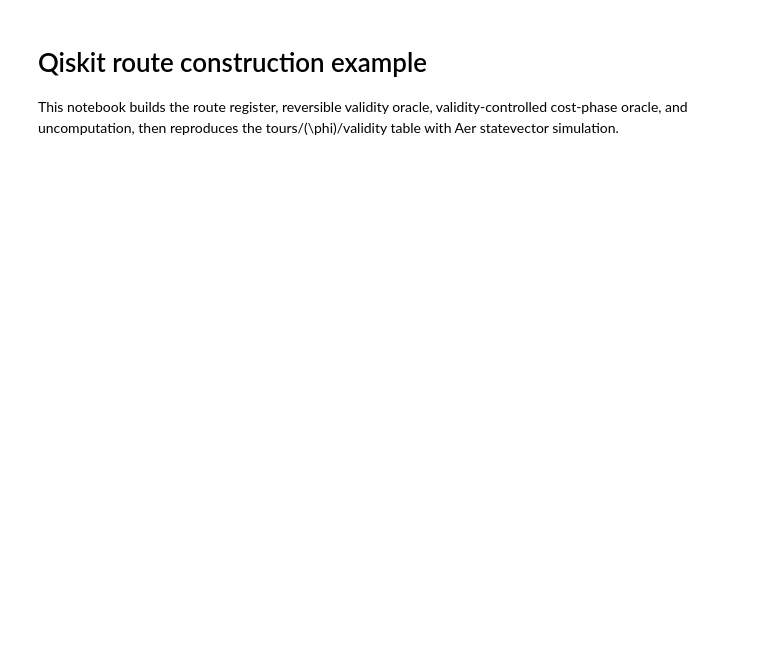
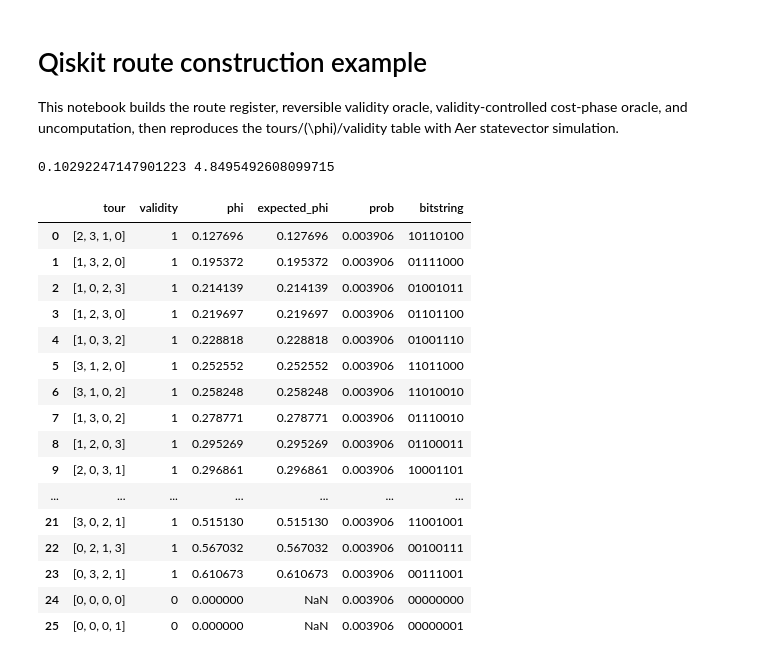
Before and after one commit to OpenQuantumComputing/TSP, a Jupyter notebook: qiskit_route_construction_example.ipynb, the cells around one changed output. Saved outputs shown, nothing was run; the diff lists cells and outputs as text; code cells hidden in the pictures; blank space fills up the shorter version.

```diff
--- a/qiskit_route_construction_example.ipynb
+++ b/qiskit_route_construction_example.ipynb
@@ -23,12 +23,15 @@ validity_plot_out = 'qiskit_tsp_validity_phi.png'
 circuit_plot_out = 'qiskit_tsp_circuit.png'
 # %%
 def build_normalized_cost_matrix(n: int, seed: int) -> np.ndarray:
-    rng = np.random.default_rng(seed)
-    raw = rng.uniform(0.0, 1.0, size=(n, n))
-    np.fill_diagonal(raw, 0.0)
+    np.random.seed(seed)
+    raw = cf.generate_cost_matrix(n)
     walks = cf.generate_all_walks(n, start_node=n - 1)
     all_costs = cf.find_all_cost(raw, walks)
-    return raw / float(np.max(all_costs))
+    Lmax = n*float(np.max(raw))
+    mask = ~np.eye(raw.shape[0], dtype=bool)
+    Lmin = n*float(np.min(raw[mask]))
+    print(Lmin,Lmax)
+    return (raw - Lmin)/ (Lmax-Lmin)
 
 def route_to_bitstring(route, bits_per_step: int) -> str:
     return ''.join(format(int(city), f'0{bits_per_step}b') for city in route)
@@ -40,12 +43,32 @@ backend = Aer.get_backend('statevector_simulator')
 compiled = transpile(circuit, backend=backend)
 result = backend.run(compiled).result()
 statevector = np.asarray(result.get_statevector(compiled))
+# %% [output]
+0.10292247147901223 4.8495492608099715
 # %%
 df = build_route_phase_table(statevector=statevector, layout=layout, cost_matrix=cost_matrix)
 df['bitstring'] = df['tour'].apply(lambda tour: route_to_bitstring(tour, layout.bits_per_step))
 df['tour_key'] = df['tour'].apply(tuple)
 df = df.sort_values(by=['validity', 'expected_phi', 'tour_key'], ascending=[False, True, True]).reset_index(drop=True)
 df = df.drop(columns=['tour_key'])
 df.to_csv(csv_out, index=False)
-df
+df.head(26)
+# %% [output]
+|  | tour | validity | phi | expected_phi | prob | bitstring |
+| 0 | [2, 3, 1, 0] | 1 | 0.127696 | 0.127696 | 0.003906 | 10110100 |
+| 1 | [1, 3, 2, 0] | 1 | 0.195372 | 0.195372 | 0.003906 | 01111000 |
+| 2 | [1, 0, 2, 3] | 1 | 0.214139 | 0.214139 | 0.003906 | 01001011 |
+| 3 | [1, 2, 3, 0] | 1 | 0.219697 | 0.219697 | 0.003906 | 01101100 |
+| 4 | [1, 0, 3, 2] | 1 | 0.228818 | 0.228818 | 0.003906 | 01001110 |
+| 5 | [3, 1, 2, 0] | 1 | 0.252552 | 0.252552 | 0.003906 | 11011000 |
+| 6 | [3, 1, 0, 2] | 1 | 0.258248 | 0.258248 | 0.003906 | 11010010 |
+| 7 | [1, 3, 0, 2] | 1 | 0.278771 | 0.278771 | 0.003906 | 01110010 |
+| 8 | [1, 2, 0, 3] | 1 | 0.295269 | 0.295269 | 0.003906 | 01100011 |
+| 9 | [2, 0, 3, 1] | 1 | 0.296861 | 0.296861 | 0.003906 | 10001101 |
+| ... | ... | ... | ... | ... | ... | ... |
+| 21 | [3, 0, 2, 1] | 1 | 0.515130 | 0.515130 | 0.003906 | 11001001 |
+| 22 | [0, 2, 1, 3] | 1 | 0.567032 | 0.567032 | 0.003906 | 00100111 |
+| 23 | [0, 3, 2, 1] | 1 | 0.610673 | 0.610673 | 0.003906 | 00111001 |
+| 24 | [0, 0, 0, 0] | 0 | 0.000000 | NaN | 0.003906 | 00000000 |
+| 25 | [0, 0, 0, 1] | 0 | 0.000000 | NaN | 0.003906 | 00000001 |
 # %%
```
Also changed, not shown: parts of 3 cells of this notebook, 1 other file.
